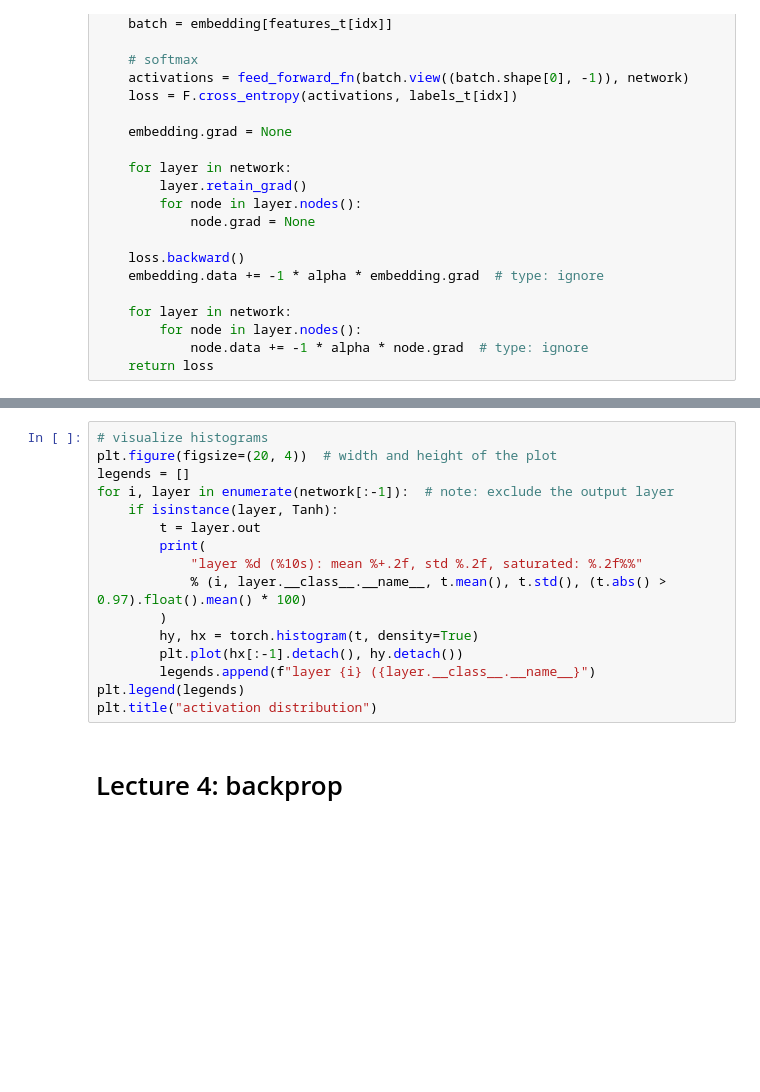
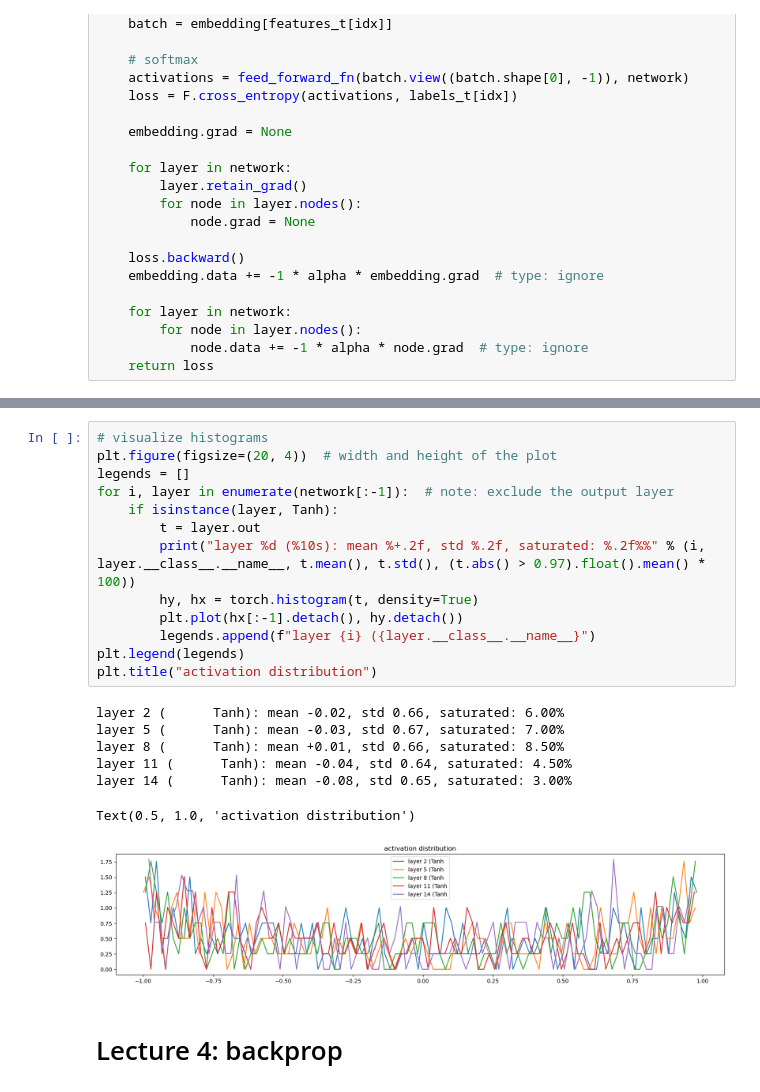
Before and after one commit to eved1018/EN.605.645.82.SP26, a Jupyter notebook: Module14/edelste4_pa14.ipynb, the cells around one changed output, grey strips where cells are left out. Cells and saved outputs as stored; diff of their text form; blank space fills up the shorter version.

```diff
--- a/Module14/edelste4_pa14.ipynb
+++ b/Module14/edelste4_pa14.ipynb
@@ -760,19 +964,24 @@ network, losses = run_model(
 # %%
 # visualize histograms
 plt.figure(figsize=(20, 4))  # width and height of the plot
 legends = []
 for i, layer in enumerate(network[:-1]):  # note: exclude the output layer
     if isinstance(layer, Tanh):
         t = layer.out
-        print(
-            "layer %d (%10s): mean %+.2f, std %.2f, saturated: %.2f%%"
-            % (i, layer.__class__.__name__, t.mean(), t.std(), (t.abs() > 0.97).float().mean() * 100)
-        )
+        print("layer %d (%10s): mean %+.2f, std %.2f, saturated: %.2f%%" % (i, layer.__class__.__name__, t.mean(), t.std(), (t.abs() > 0.97).float().mean() * 100))
         hy, hx = torch.histogram(t, density=True)
         plt.plot(hx[:-1].detach(), hy.detach())
         legends.append(f"layer {i} ({layer.__class__.__name__}")
 plt.legend(legends)
 plt.title("activation distribution")
+# %% [output]
+layer 2 (      Tanh): mean -0.02, std 0.66, saturated: 6.00%
+layer 5 (      Tanh): mean -0.03, std 0.67, saturated: 7.00%
+layer 8 (      Tanh): mean +0.01, std 0.66, saturated: 8.50%
+layer 11 (      Tanh): mean -0.04, std 0.64, saturated: 4.50%
+layer 14 (      Tanh): mean -0.08, std 0.65, saturated: 3.00%
+Text(0.5, 1.0, 'activation distribution')
+[figure, added]
 # %% [markdown]
 # Lecture 4: backprop
 # %%
```
Also changed, not shown: parts of 28 cells of this notebook.
